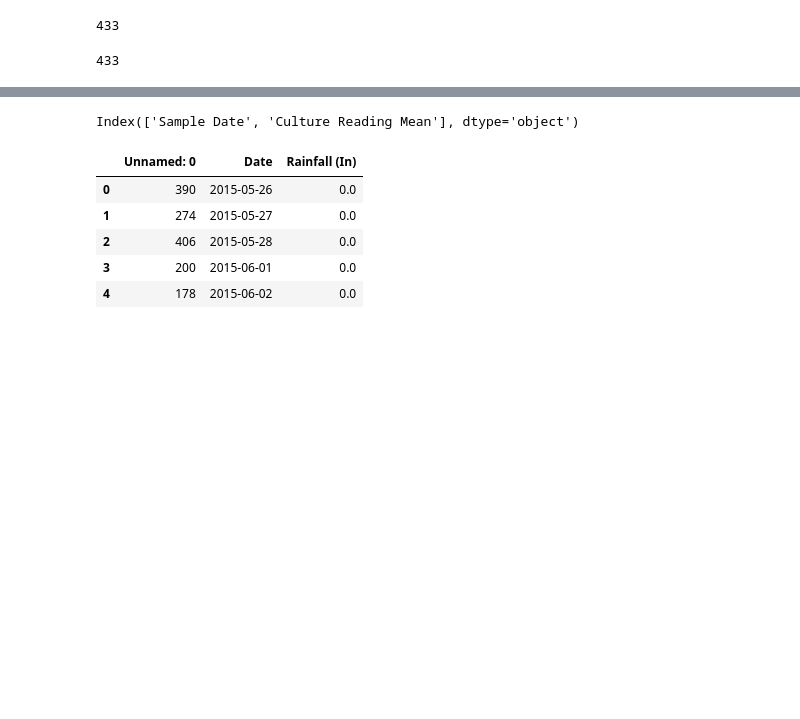
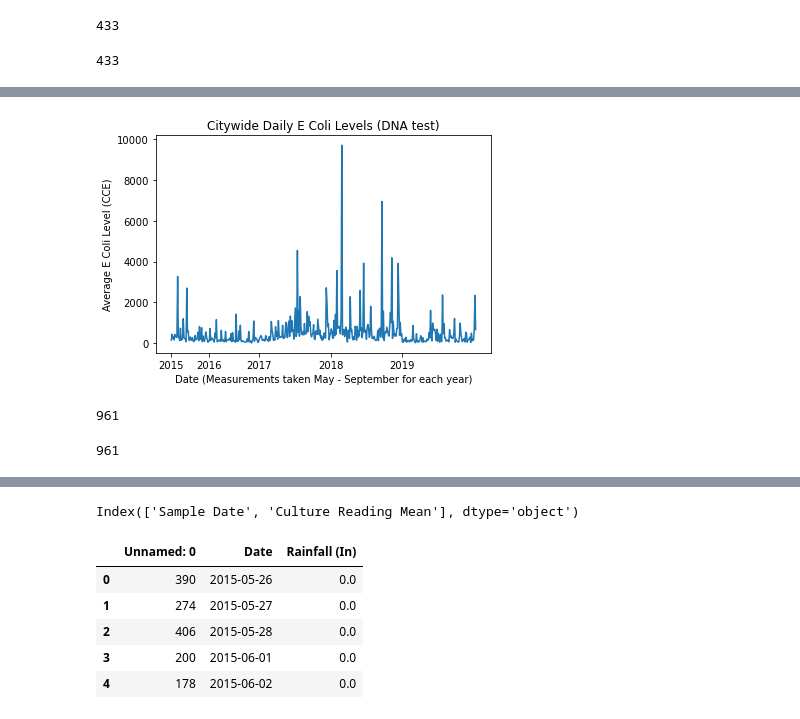
Before and after one commit to ander1908/Bootcamp_Project1, a Jupyter notebook: Leah_worst_month.ipynb, the cells around one changed output, grey strips where cells are left out. Drawn from its saved outputs; the diff is of its cells as text; code cells hidden in the pictures; blank space fills up the shorter version.

```diff
--- a/Leah_worst_month.ipynb
+++ b/Leah_worst_month.ipynb
@@ -142,0 +145,3 @@ plt.show()
+# %%
+dates.sort()
+dates
@@ -142,0 +166,26 @@ plt.show()
+# %%
+dna_daily_x = dates
+dna_daily_y = daily_dna_means
+
+plt.plot(dna_daily_x, dna_daily_y)
+
+
+plt.title("Citywide Daily E Coli Levels (DNA test)")
+plt.xlabel("Date (Measurements taken May - September for each year)")
+plt.xticks(('2015-05-26', '2016-05-26', '2017-05-26', '2018-05-25', '2019-05-24'), ("2015", "2016", "2017", "2018", "2019"))
+plt.ylabel("Average E Coli Level (CCE)")
+
+plt.savefig("output/Culture_monthly_mean.png")
+
+plt.show()
+# %% [output]
+[figure, added]
+# %%
+len(daily_culture_means)
+# %% [output]
+961
+# %%
+culture_dates = culture_data["Sample Date"].unique()
+len(culture_dates)
+# %% [output]
+961
```
Also changed, not shown: parts of 32 cells of this notebook, 4 other files.
